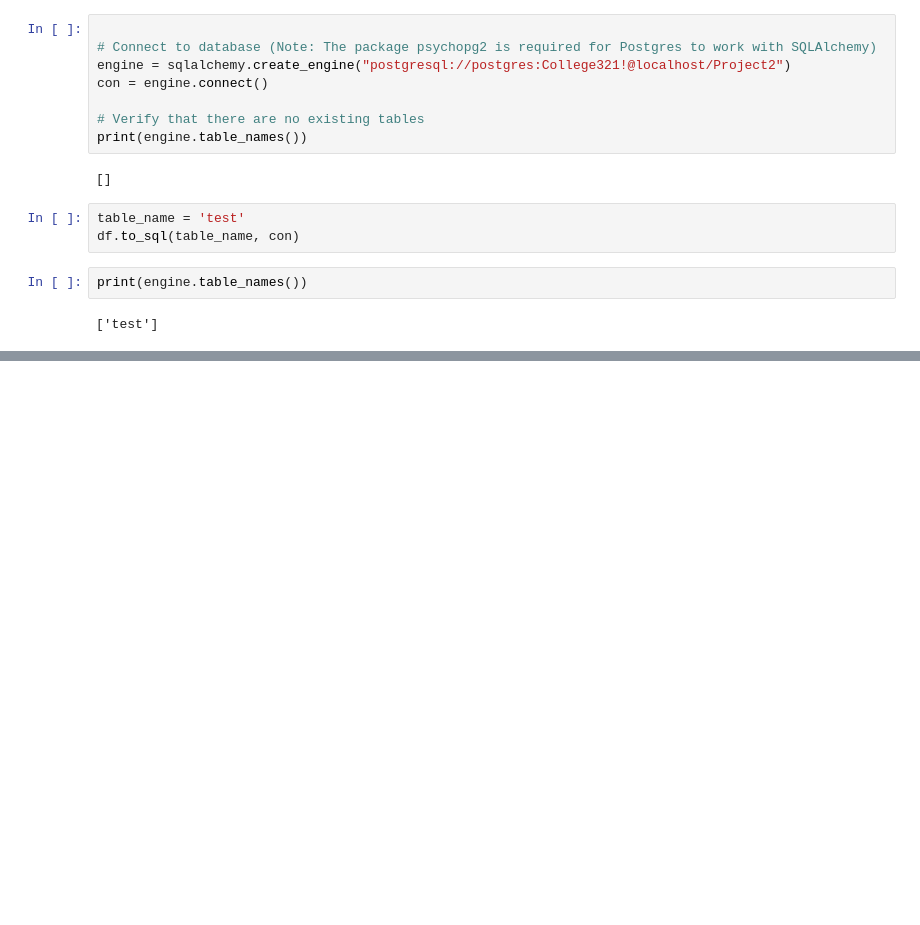
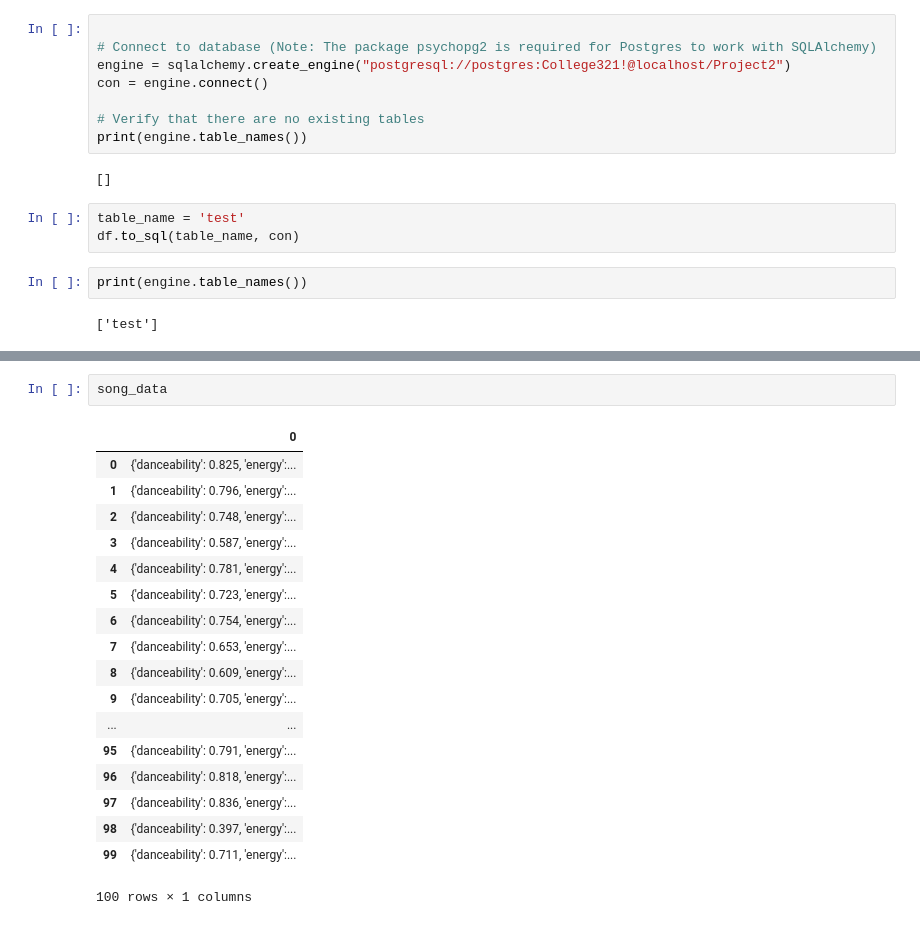
Before and after one commit to alysonsmith1124/Project2-Green-Team, a Jupyter notebook: webscrape.ipynb, the cells around one changed output, grey strips where cells are left out. Drawn from its saved outputs; the diff is of its cells as text; blank space fills up the shorter version.

```diff
--- a/webscrape.ipynb
+++ b/webscrape.ipynb
@@ -144,0 +229,21 @@ print(engine.table_names())
+# %%
+song_data
+# %% [output]
+|  | 0 |
+| 0 | {'danceability': 0.825, 'energy':... |
+| 1 | {'danceability': 0.796, 'energy':... |
+| 2 | {'danceability': 0.748, 'energy':... |
+| 3 | {'danceability': 0.587, 'energy':... |
+| 4 | {'danceability': 0.781, 'energy':... |
+| 5 | {'danceability': 0.723, 'energy':... |
+| 6 | {'danceability': 0.754, 'energy':... |
+| 7 | {'danceability': 0.653, 'energy':... |
+| 8 | {'danceability': 0.609, 'energy':... |
+| 9 | {'danceability': 0.705, 'energy':... |
+| ... | ... |
+| 95 | {'danceability': 0.791, 'energy':... |
+| 96 | {'danceability': 0.818, 'energy':... |
+| 97 | {'danceability': 0.836, 'energy':... |
+| 98 | {'danceability': 0.397, 'energy':... |
+| 99 | {'danceability': 0.711, 'energy':... |
+100 rows × 1 columns
```
Also changed, not shown: parts of 5 cells of this notebook.
